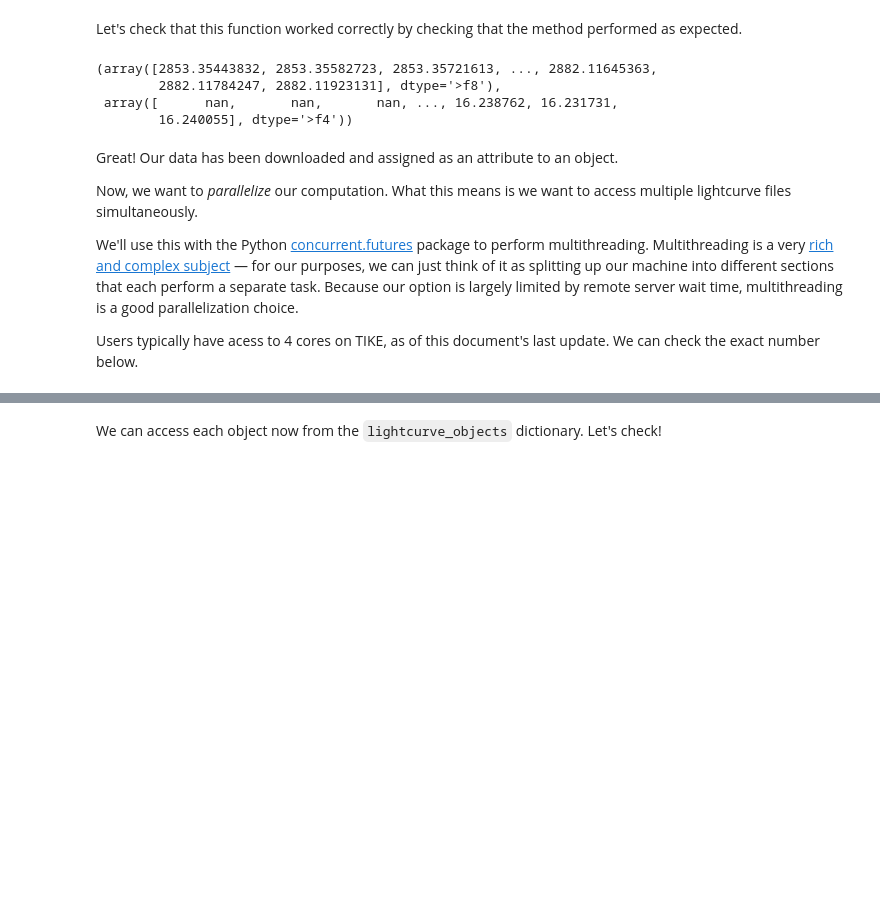
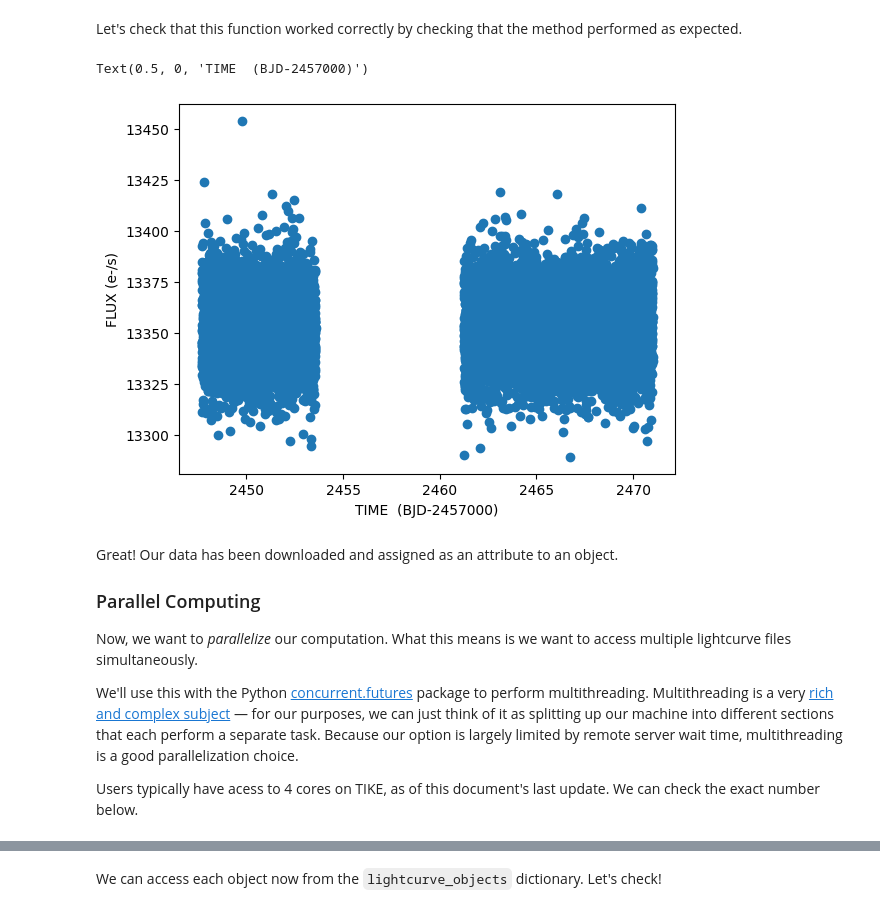
Before and after one commit to spacetelescope/tike_content, a Jupyter notebook: content/notebooks/occurrence_rate/occurrence.ipynb, the cells around one changed output, grey strips where cells are left out. Drawn from its saved outputs; the diff is of its cells as text; code cells hidden in the pictures; blank space fills up the shorter version.

```diff
--- a/content/notebooks/occurrence_rate/occurrence.ipynb
+++ b/content/notebooks/occurrence_rate/occurrence.ipynb
@@ -295,15 +247,16 @@ lightcurvedata.fetch_and_save_data()
 # %% [markdown]
 Let's check that this function worked correctly by checking that the method performed as expected.
 # %%
-lightcurvedata.time_lc, lightcurvedata.pdcflux_err
+plt.scatter(lightcurvedata.time_lc, lightcurvedata.pdcflux)
+plt.ylabel("FLUX (e-/s)")
+plt.xlabel('TIME  (BJD-2457000)')
 # %% [output]
-(array([2853.35443832, 2853.35582723, 2853.35721613, ..., 2882.11645363,
-        2882.11784247, 2882.11923131], dtype='>f8'),
- array([      nan,       nan,       nan, ..., 16.238762, 16.231731,
-        16.240055], dtype='>f4'))
+Text(0.5, 0, 'TIME  (BJD-2457000)')
+[figure, added]
 # %% [markdown]
 Great! Our data has been downloaded and assigned as an attribute to an object.
 
+### Parallel Computing
 Now, we want to *parallelize* our computation. What this means is we want to access multiple lightcurve files simultaneously.
 
 We'll use this with the Python [concurrent.futures](https://docs.python.org/3/library/concurrent.futures.html) package to perform multithreading. Multithreading is a very [rich and complex subject](https://www.geeksforgeeks.org/multithreading-python-set-1/) — for our purposes, we can just think of it as splitting up our machine into different sections that each perform a separate task. Because our option is largely limited by remote server wait time, multithreading is a good parallelization choice.
```
Also changed, not shown: parts of 52 cells of this notebook, 1 other file.
